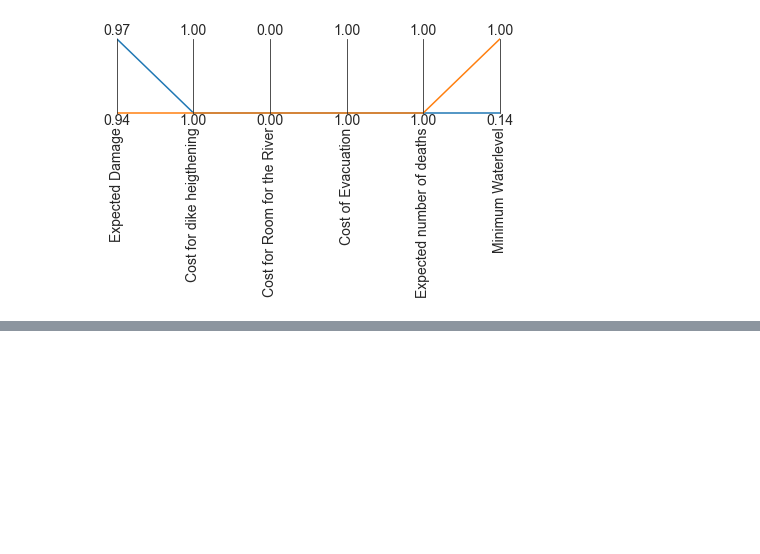
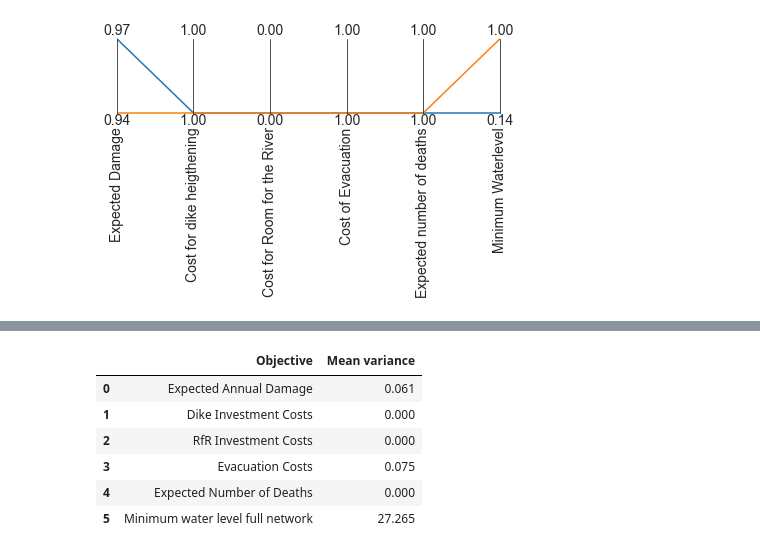
Before and after one commit to floristevito/EPA1361, a Jupyter notebook: lab_sessions/final assignment/Results_visualisation.ipynb, the cells around one changed output, grey strips where cells are left out. Cells and saved outputs as stored; diff of their text form; code cells hidden in the pictures; blank space fills up the shorter version.

```diff
--- a/lab_sessions/final assignment/Results_visualisation.ipynb
+++ b/lab_sessions/final assignment/Results_visualisation.ipynb
@@ -144,3 +145,15 @@ mean_variance_results(results_pol1,objectives,1)
+# %%
+mvdict = mean_variance(results_pol1,objectives)
+mvdf = pd.DataFrame(list(mvdict.items()),columns = ['Objective','Mean variance'])
+mvdf
+# %% [output]
+|  | Objective | Mean variance |
+| 0 | Expected Annual Damage | 0.061 |
+| 1 | Dike Investment Costs | 0.000 |
+| 2 | RfR Investment Costs | 0.000 |
+| 3 | Evacuation Costs | 0.075 |
+| 4 | Expected Number of Deaths | 0.000 |
+| 5 | Minimum water level full network | 27.265 |
 # %%
 quartile_skewedness_results(results_pol1,objectives,1)
 # %% [output]
```
Also changed, not shown: parts of 4 cells of this notebook.
